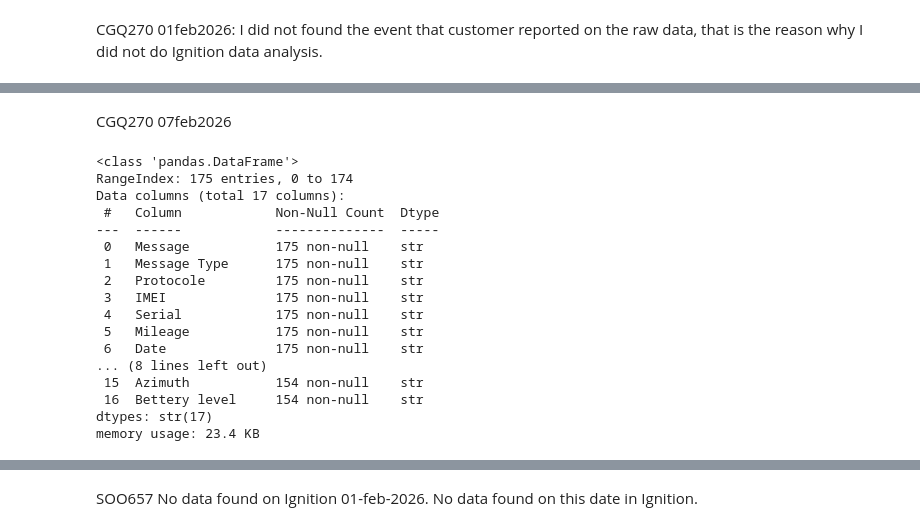
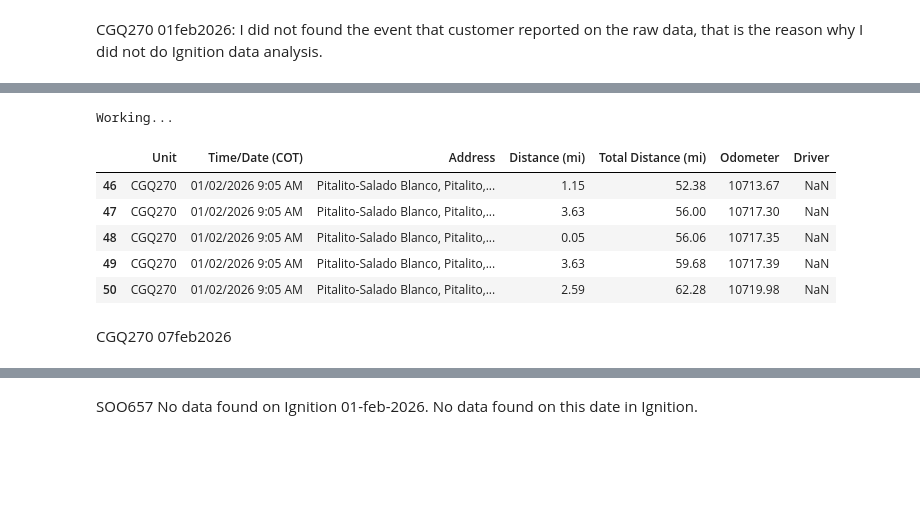
Before and after one commit to jlhb1984/Zonar_projects, a Jupyter notebook: notebooks/chilco_rd_mr_02 TS000167726.ipynb, the cells around one changed output, grey strips where cells are left out. Drawn from its saved outputs; the diff is of its cells as text; code cells hidden in the pictures; blank space fills up the shorter version.

```diff
--- a/notebooks/chilco_rd_mr_02 TS000167726.ipynb
+++ b/notebooks/chilco_rd_mr_02 TS000167726.ipynb
@@ -52,3 +97,18 @@ Working...
+# %%
+mileage_report_pm_cgq270_02jan2026=pd.read_csv(r'C:\Users\Jose.Hurtado\Documents\projects\data\chilco\cgq270_mileageReport_02jan2026.csv',sep=',')
+#mileage_report_pm_cgq270 01/02/2026 9:05
+value_to_look=input('Type the value to searh: ')
+print("Working...")
+mr_cgq270_02jan2026_wanted=mileage_report_pm_cgq270_02jan2026[mileage_report_pm_cgq270_02jan2026['Time/Date (COT)'].str.contains(value_to_look)]
+mr_cgq270_02jan2026_wanted
+# %% [output]
+Working...
+|  | Unit | Time/Date (COT) | Address | Distance (mi) | Total Distance (mi) | Odometer | Driver |
+| 46 | CGQ270 | 01/02/2026 9:05 AM | Pitalito-Salado Blanco, Pitalito,... | 1.15 | 52.38 | 10713.67 | NaN |
+| 47 | CGQ270 | 01/02/2026 9:05 AM | Pitalito-Salado Blanco, Pitalito,... | 3.63 | 56.00 | 10717.30 | NaN |
+| 48 | CGQ270 | 01/02/2026 9:05 AM | Pitalito-Salado Blanco, Pitalito,... | 0.05 | 56.06 | 10717.35 | NaN |
+| 49 | CGQ270 | 01/02/2026 9:05 AM | Pitalito-Salado Blanco, Pitalito,... | 3.63 | 59.68 | 10717.39 | NaN |
+| 50 | CGQ270 | 01/02/2026 9:05 AM | Pitalito-Salado Blanco, Pitalito,... | 2.59 | 62.28 | 10719.98 | NaN |
 # %% [markdown]
 CGQ270 07feb2026
 # %%
@@ -72,23 +132,5 @@ raw_datam_cgq270_07feb2026.rename(columns={'Unnamed: 1':'Message Type',
                                  'Unnamed: 16':'Bettery level',
                                  },inplace=True)
 #raw_datam_cgq270.info()
-raw_datam_cgq270_07feb2026.info()
+#raw_datam_cgq270_07feb2026.info()
-# %% [output]
-<class 'pandas.DataFrame'>
-RangeIndex: 175 entries, 0 to 174
-Data columns (total 17 columns):
- #   Column            Non-Null Count  Dtype
----  ------            --------------  -----
- 0   Message           175 non-null    str
- 1   Message Type      175 non-null    str
- 2   Protocole         175 non-null    str
- 3   IMEI              175 non-null    str
- 4   Serial            175 non-null    str
- 5   Mileage           175 non-null    str
- 6   Date              175 non-null    str
-... (8 lines left out)
- 15  Azimuth           154 non-null    str
- 16  Bettery level     154 non-null    str
-dtypes: str(17)
-memory usage: 23.4 KB
 # %%
```
Also changed, not shown: parts of 17 cells of this notebook, 6 other files.
